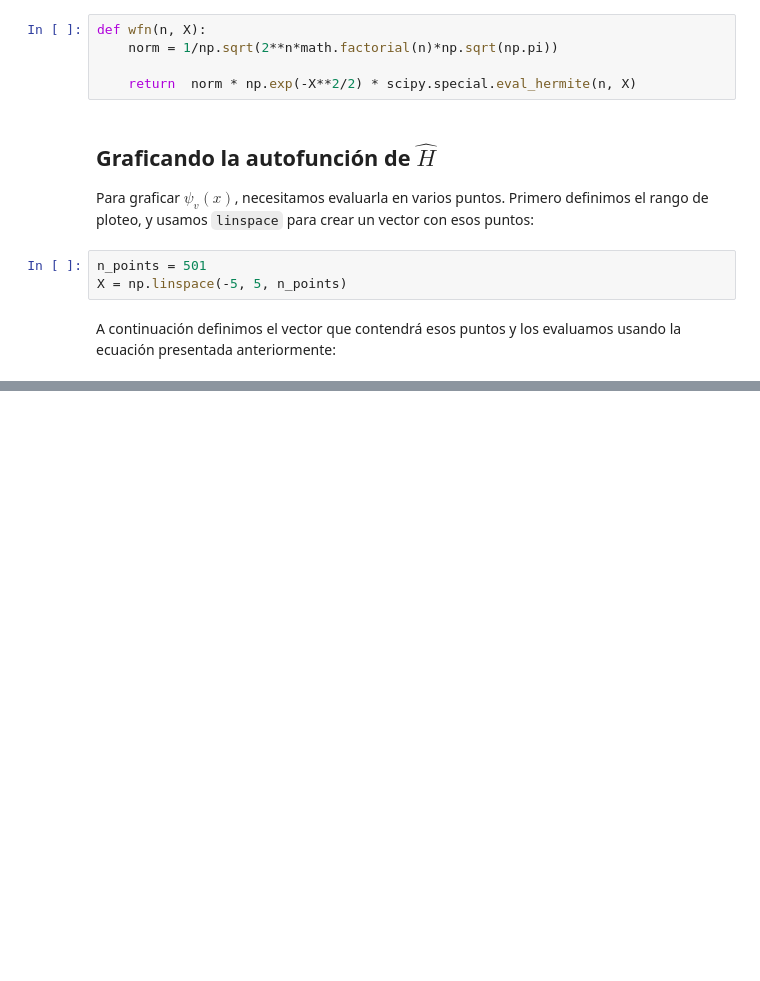
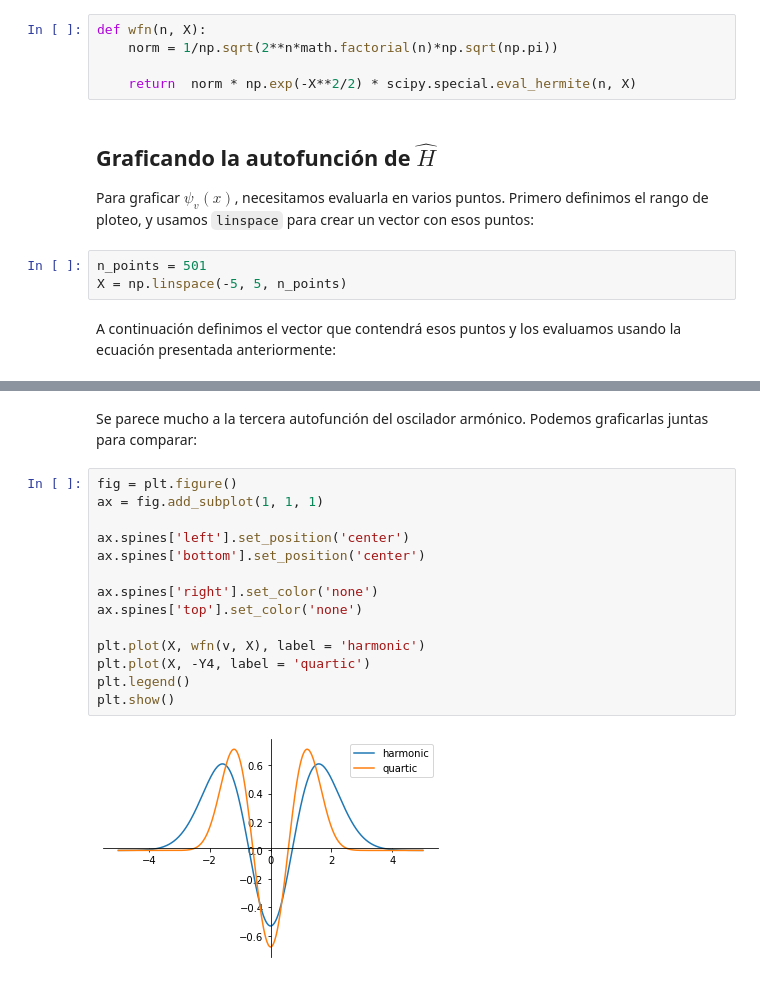
Before and after one commit to javierelpianista/variational_examples, a Jupyter notebook: oscarm.ipynb, the cells around one changed output, grey strips where cells are left out. Saved outputs shown, nothing was run; the diff lists cells and outputs as text; blank space fills up the shorter version.

```diff
--- a/oscarm.ipynb
+++ b/oscarm.ipynb
@@ -301,0 +315,18 @@ NameError: name 'math' is not defined
+# %% [markdown]
+Se parece mucho a la tercera autofunción del oscilador armónico. Podemos graficarlas juntas para comparar:
+# %%
+fig = plt.figure()
+ax = fig.add_subplot(1, 1, 1)
+
+ax.spines['left'].set_position('center')
+ax.spines['bottom'].set_position('center')
+
+ax.spines['right'].set_color('none')
+ax.spines['top'].set_color('none')
+
+plt.plot(X, wfn(v, X), label = 'harmonic')
+plt.plot(X, -Y4, label = 'quartic')
+plt.legend()
+plt.show()
+# %% [output]
+[figure, added]
```
Also changed, not shown: parts of 6 cells of this notebook.
